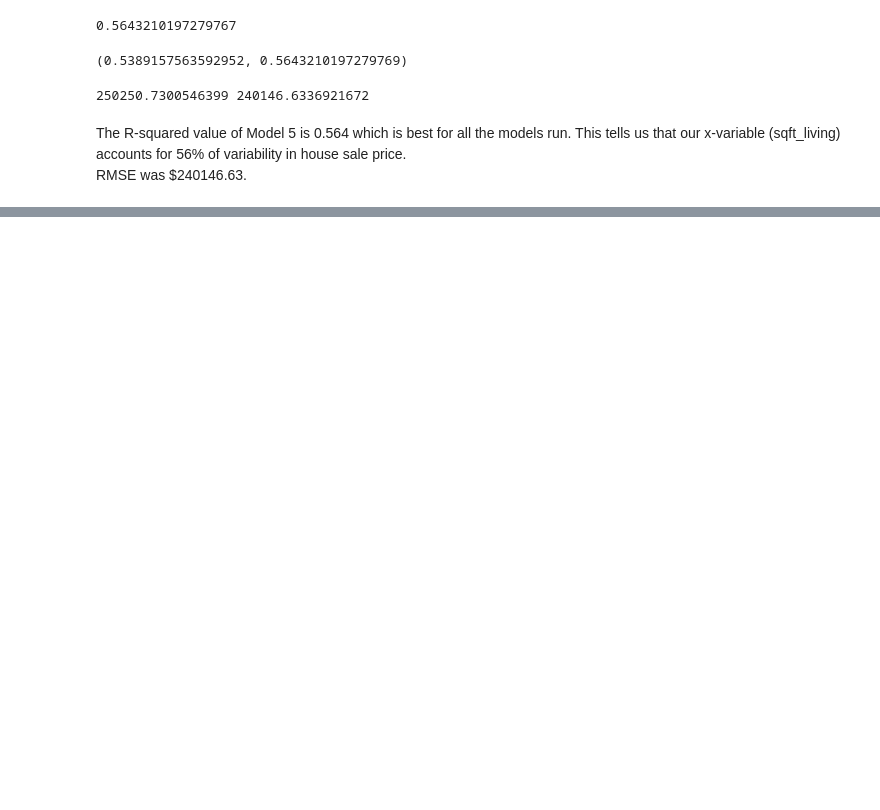
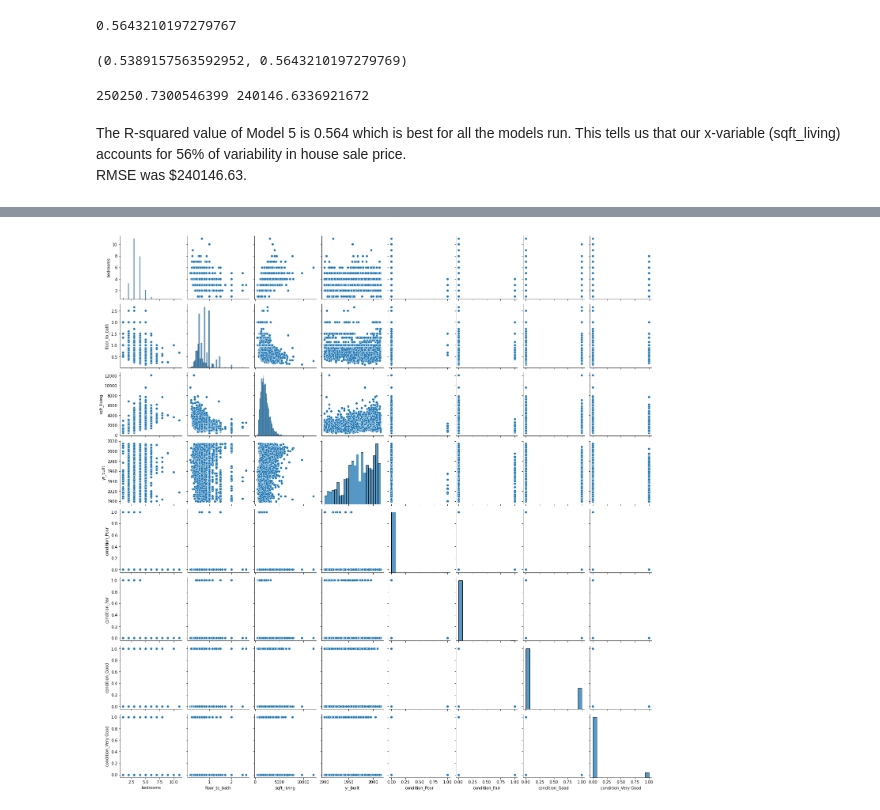
Before and after one commit to sgchatrathi/Real-Estate-Project-analysis, a Jupyter notebook: Main Notebook.ipynb, the cells around one changed output, grey strips where cells are left out. Drawn from its saved outputs; the diff is of its cells as text; code cells hidden in the pictures; blank space fills up the shorter version.

```diff
--- a/Main Notebook.ipynb
+++ b/Main Notebook.ipynb
@@ -591,0 +596,4 @@ RMSE was $240146.63.
+# %%
+sns.pairplot(X_test);
+# %% [output]
+[figure, added]
```
Also changed, not shown: parts of 9 cells of this notebook.
